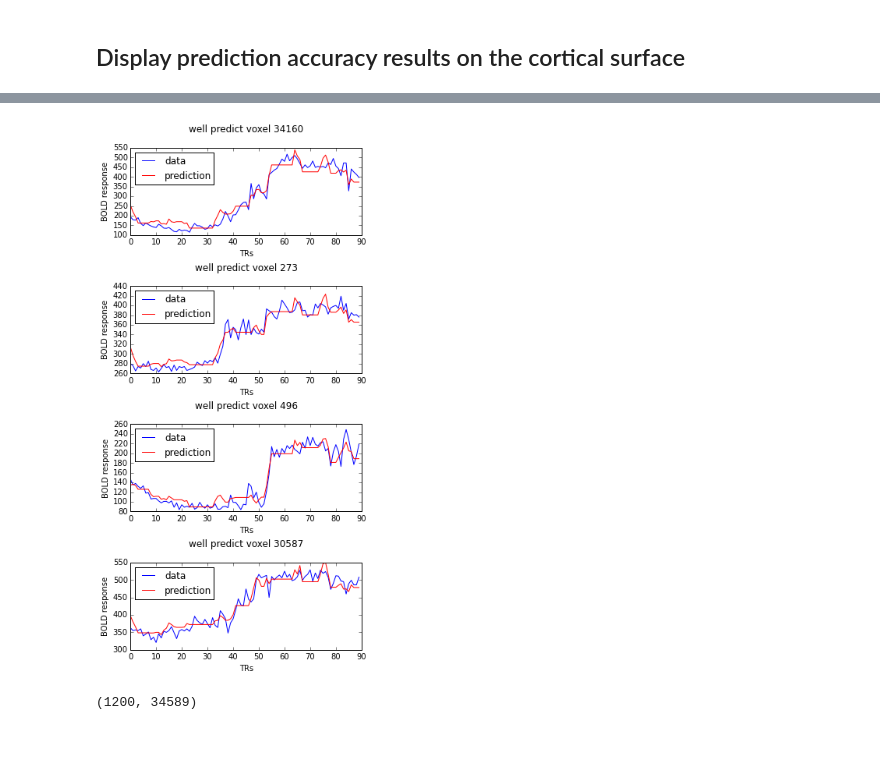
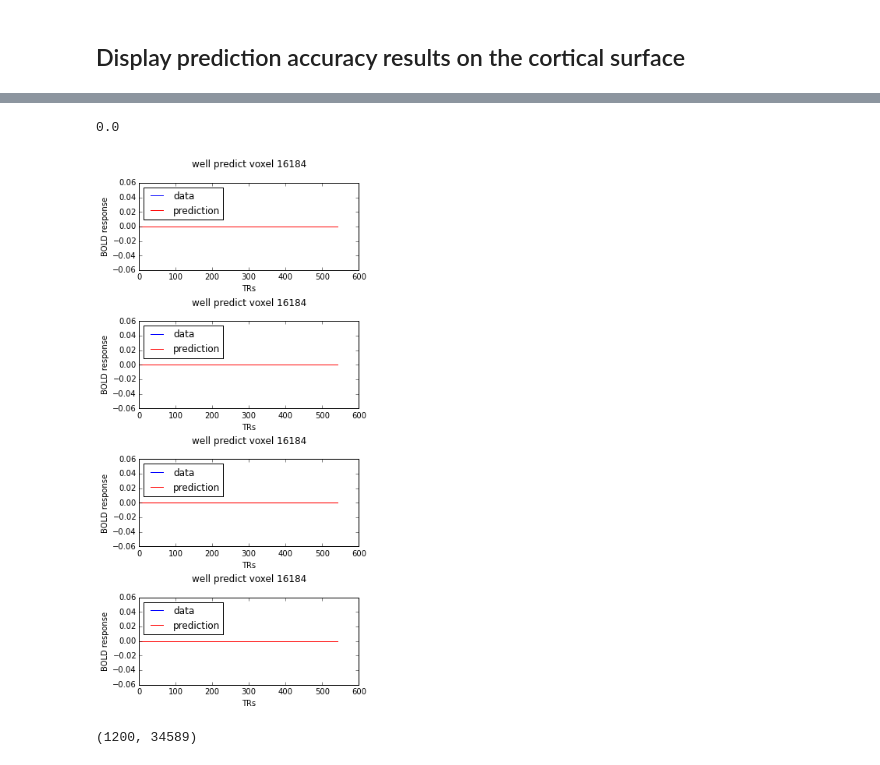
Before and after one commit to berkeley-stat159/project-beta, a Jupyter notebook: code/description_modeling_ridge_regression.ipynb, the cells around one changed output, grey strips where cells are left out. Drawn from its saved outputs; the diff is of its cells as text; code cells hidden in the pictures.

```diff
--- a/code/description_modeling_ridge_regression.ipynb
+++ b/code/description_modeling_ridge_regression.ipynb
@@ -129,6 +93,9 @@ vfs = vmt_utils.add_constant(vfs,is_first=True)
+# %%
+ts = 3000 #training subset
+es = 543 #estimation subset
 # %%
-efs = efs[:1200,:]
-vfs = vfs[:90,:]
+efs = efs[:ts,:]
+vfs = vfs[:es,:]
 print efs.shape
 print vfs.shape
 # %% [output]
@@ -139,5 +103,0 @@ print vfs.shape
-# %%
-data_est_masked = np.load('../data/BOLD_est_masked34589.npy').T[:1200,:]
-data_val_masked = np.load('../data/BOLD_val_masked34589.npy').T[:90,:]
-print('Size of masked estimation data is %s'%repr(data_est_masked.shape))
-print('Size of masked validation data is %s'%repr(data_val_masked.shape))
@@ -146,0 +104,5 @@ Size of masked validation data is (90, 34589)
+# %%
+data_est_masked = data_est_masked[:ts,:]
+data_val_masked = data_val_masked[:es,:]
+print data_est_masked.shape
+print data_val_masked.shape
@@ -238,20 +208,24 @@ array([34160, 34500, 34448, 34505,   273, 34497, 34496, 34499, 30587,
+# %%
+np.var(data_est_masked[:,16184])
+# %% [output]
+0.0
 # %%
 plt.figure(figsize=(5,10))
-voxel_lst = [34160,273,496,30587]
 for n in range(4):
-    i = voxel_lst[n]
+#     i = voxel_idx[15656]
+    i=16184
     pred_activity = vfs.dot(weights[:,i])
     plt.subplot(4,n//4+1,n%4+1)
     l1, = plt.plot(data_val_masked[:,i],'b')
     l2, = plt.plot(pred_activity,'r')
     plt.ylabel('BOLD response')
     plt.xlabel('TRs')
     plt.title('well predict voxel %d\n'%i)
     plt.legend([l1, l2], ['data','prediction'],loc=2)
 
 plt.tight_layout()
 # %% [output]
-[figure, old version]
+[figure, new version]
 # %%
 data_est_masked.shape
 # %% [output]
```
Also changed, not shown: parts of 36 cells of this notebook, 2 other files.
